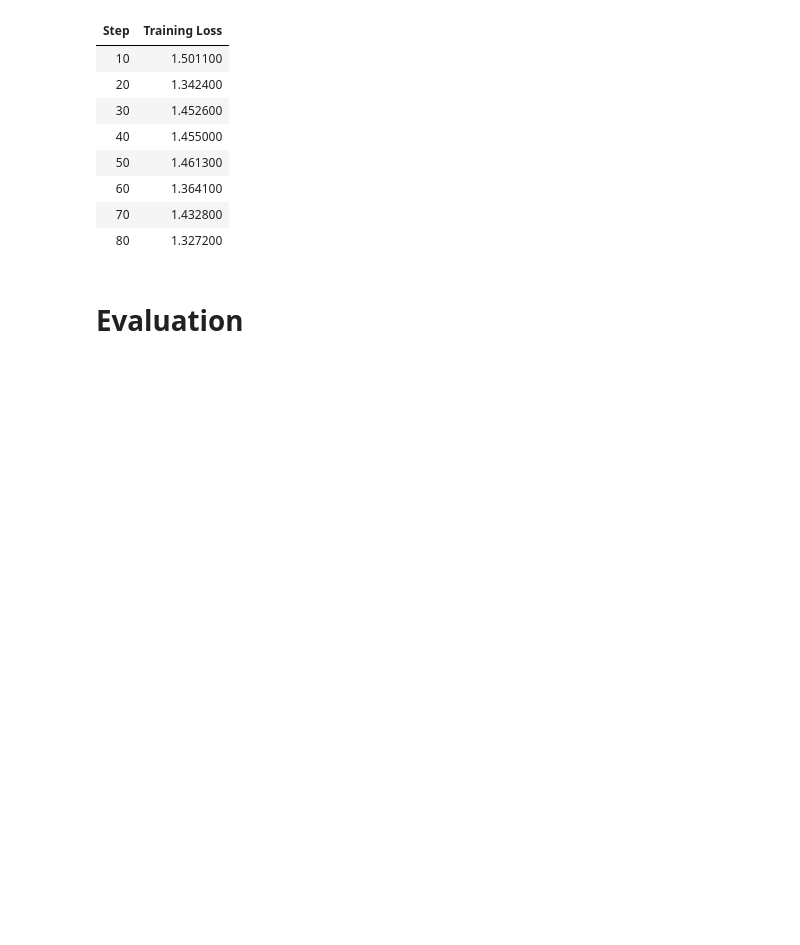
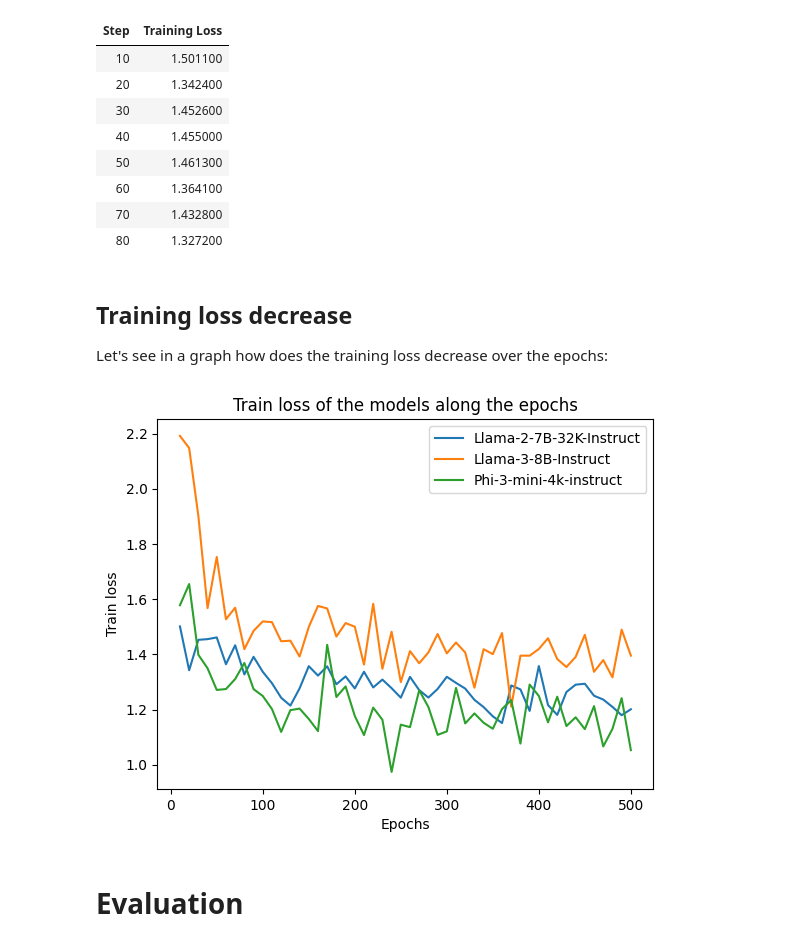
Before and after one commit to alessandrom10/OpenAssistant-Guanaco, a Jupyter notebook: guanaco.ipynb, the cells around one changed output. Saved outputs shown, nothing was run; the diff lists cells and outputs as text; code cells hidden in the pictures; blank space fills up the shorter version.

Commit message:
Added train loss graph to guanaco notebook

```diff
--- a/guanaco.ipynb
+++ b/guanaco.ipynb
@@ -1115,6 +1128,64 @@ max_steps is given, it will override any value given in num_train_epochs
 | 60 | 1.364100 |
 | 70 | 1.432800 |
 | 80 | 1.327200 |
+# %% [markdown]
+## Training loss decrease
+
+Let's see in a graph how does the training loss decrease over the epochs:
+# %%
+train_loss_llama2 = \
+		[1.501100, 1.342400, 1.452600, 1.455000, 1.461300, 1.364100, 1.432800,
+    1.327200, 1.391000, 1.336700, 1.295300, 1.242600, 1.214200, 1.276600,
+    1.357100, 1.322900, 1.356500, 1.291600, 1.319900, 1.276500, 1.336800,
+    1.280000, 1.308500, 1.277300, 1.242900, 1.318400, 1.270200, 1.243300,
+    1.274500, 1.318600, 1.296500, 1.275900, 1.235100, 1.208800, 1.175300,
+    1.151000, 1.287200, 1.272900, 1.194900, 1.357600, 1.216100, 1.180600,
+    1.263500, 1.290100, 1.293400, 1.249900, 1.236100, 1.209500, 1.179500,
+    1.20090]
+
+train_loss_llama3 = \
+        [2.191400, 2.147500, 1.901800, 1.567400, 1.752700, 1.527300, 1.568800,
+        1.418800, 1.484900, 1.519300, 1.516600, 1.447300, 1.449400, 1.392100,
+        1.499100, 1.575400, 1.566200, 1.464400, 1.513200, 1.500200, 1.362700,
+        1.583000, 1.347500, 1.481900, 1.299300, 1.411600, 1.367600, 1.406900,
+        1.473600, 1.403500, 1.442800, 1.406600, 1.279000, 1.418500, 1.400600,
+        1.477100, 1.210500, 1.395200, 1.395100, 1.419200, 1.458400, 1.383000,
+        1.353900, 1.390800, 1.470800, 1.336700, 1.379100, 1.316600, 1.489500,
+        1.395300]
+
+train_loss_phi_3_mini_4k = \
+		[1.577900, 1.654600, 1.398400, 1.349500, 1.271000, 1.274200, 1.310400,
+    1.368800, 1.273900, 1.249000, 1.201700, 1.118900, 1.197700, 1.203400,
+    1.165800, 1.121900, 1.434200, 1.245400, 1.283800, 1.176700, 1.107600,
+    1.206900, 1.163000, 0.973900, 1.145100, 1.136100, 1.269700, 1.209100,
+    1.108200, 1.120800, 1.278500, 1.149700, 1.185900, 1.152000, 1.130300,
+    1.201900, 1.233800, 1.076500, 1.290500, 1.249200, 1.153600, 1.246500,
+    1.140100, 1.171900, 1.128900, 1.212300, 1.066300, 1.129800, 1.241200,
+    1.052900]
+
+
+
+# List of epochs
+x_values = [10, 20, 30, 40, 50, 60, 70, 80, 90, 100, 110, 120, 130, 140, 150,
+            160, 170, 180, 190, 200, 210, 220, 230, 240, 250, 260, 270, 280,
+            290, 300, 310, 320, 330, 340, 350, 360, 370, 380, 390, 400, 410,
+            420, 430, 440, 450, 460, 470, 480, 490, 500]
+
+# Plot the data
+plt.plot(x_values, train_loss_llama2, label="Llama-2-7B-32K-Instruct")
+plt.plot(x_values, train_loss_llama3, label="Llama-3-8B-Instruct")
+plt.plot(x_values, train_loss_phi_3_mini_4k, label="Phi-3-mini-4k-instruct")
+
+# Add title, labels and a legend
+plt.title('Train loss of the models along the epochs')
+plt.xlabel('Epochs')
+plt.ylabel('Train loss')
+plt.legend()
+
+# Display the plot
+plt.show()
+# %% [output]
+[figure, added]
 # %% [markdown]
 # Evaluation
 # %%
```
Also changed, not shown: parts of 2 cells of this notebook.
